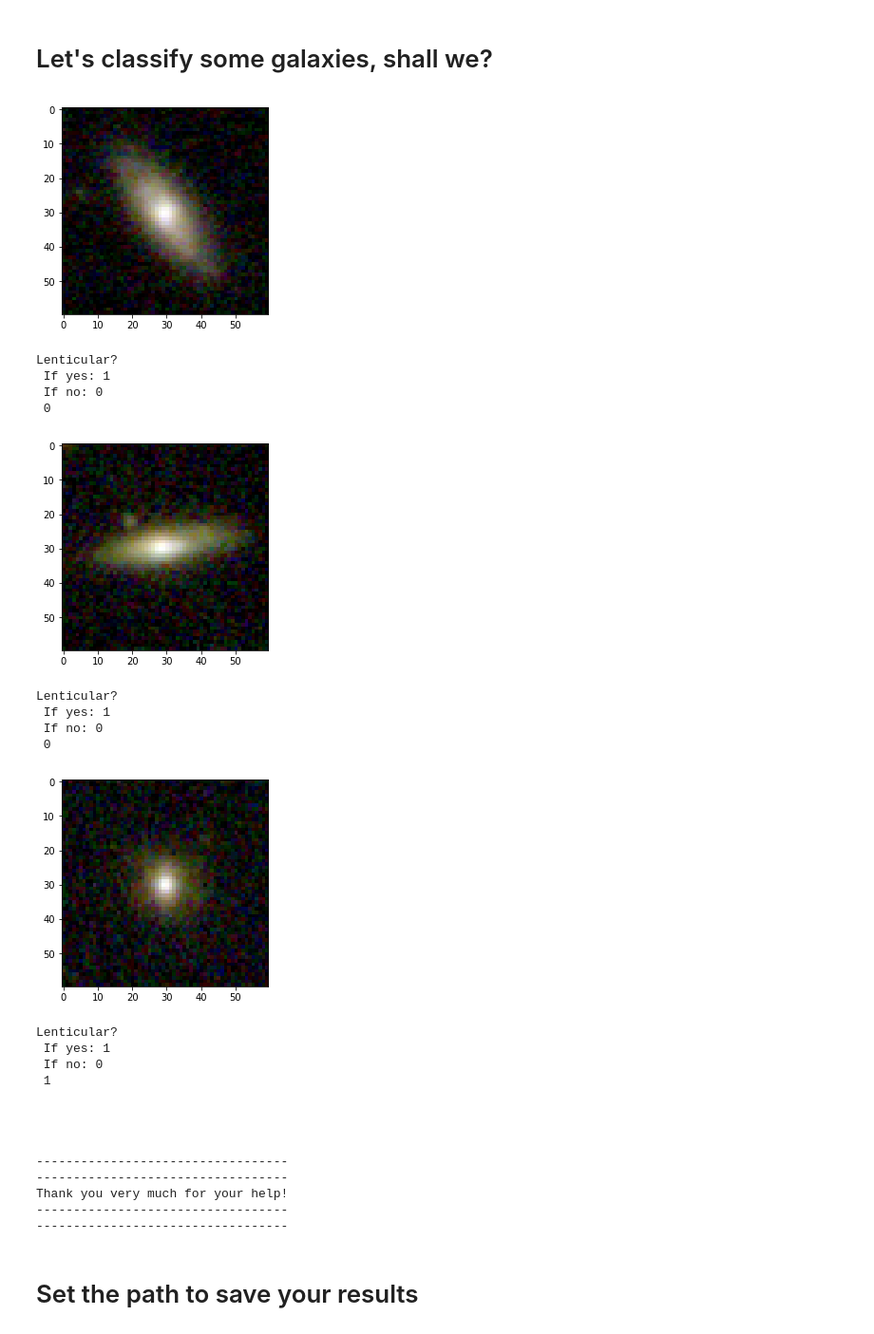
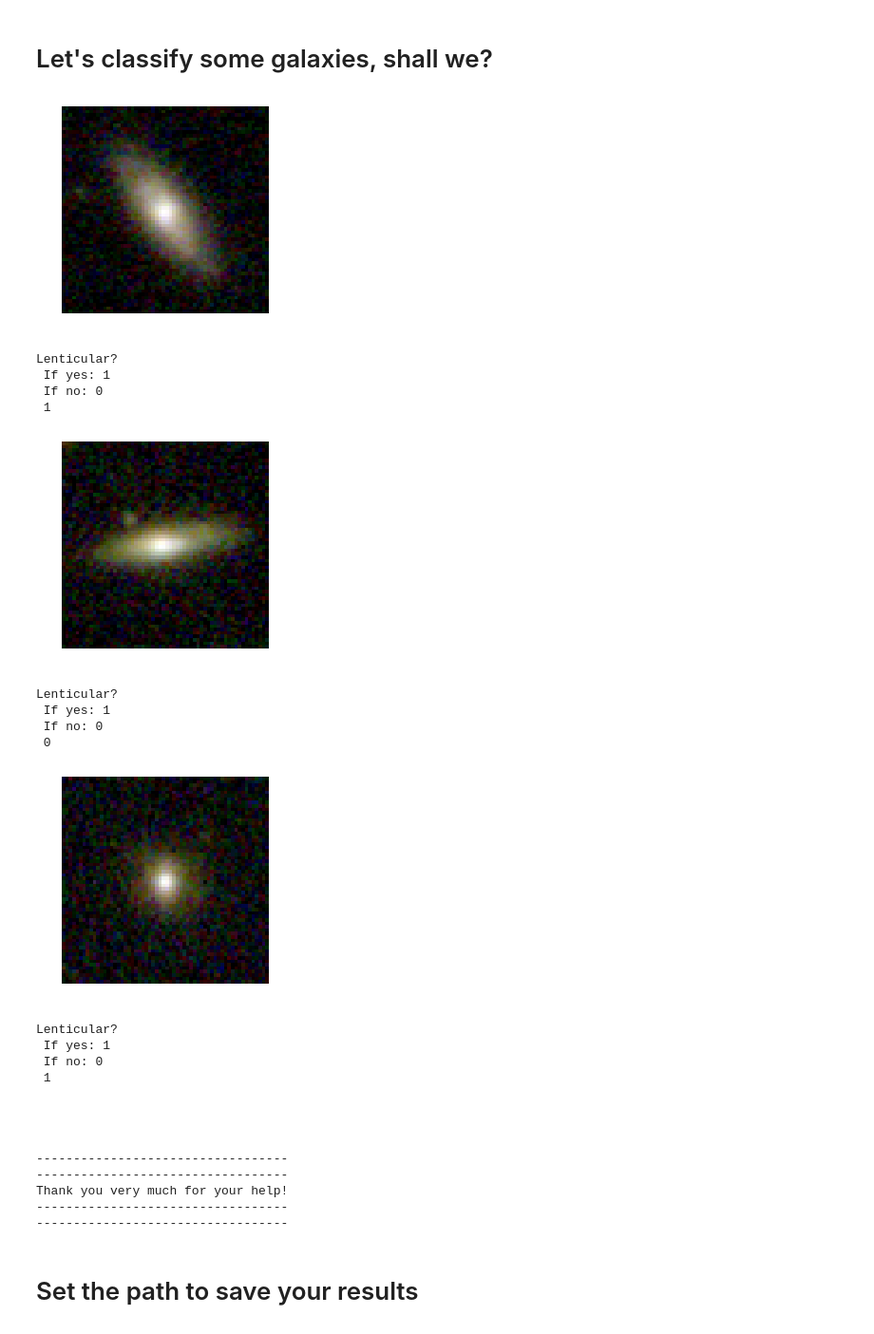
Before and after one commit to mlldantas/Miscelanea, a Jupyter notebook: PopEst/Ju/MorphClass.ipynb, the cells around one changed output. Shown at 95% size. Cells and saved outputs as stored; diff of their text form; code cells hidden in the pictures.

```diff
--- a/PopEst/Ju/MorphClass.ipynb
+++ b/PopEst/Ju/MorphClass.ipynb
@@ -39,45 +39,46 @@ output = []
 for i in range(objects.size):
     img=mpimg.imread(os.path.join(figs_path, objects[i]))
     imgplot = plt.imshow(img)
+    plt.axis('off')
     plt.show()
     answer = int(input('Lenticular? \n If yes: 1 \n If no: 0 \n '))
     if answer==0 or answer==1:
         output.append(objects[i])
         output.append(answer)
     else:
         print("Invalid Answer!! Please try again:")
         alternative = int(input('Lenticular? \n If yes: 1 \n If no: 0 \n '))
         output.append(alternative)
         if alternative!=0 or alternative!=1:
             print("LAST CHANCE! DO NOT MAKE A MISTAKE NOW!")
             alt = int(input("ATTENTION: \n YES=1 NO=2 \n Please type the correct answer: \n"))
             output.append(alt)
             if alt!=0 or alt!=1 :
                 print("Wrong answer. Please try again later.")
                 output.append('NAN')
             else:
                 continue
         else:
             continue
 output = np.array(output)
 print("\n \n \n")
 print("----------------------------------")
 print("----------------------------------")
 print("Thank you very much for your help!")
 print("----------------------------------")
 print("----------------------------------")
 # %% [output]
-[figure, old version]
+[figure, new version]
 Lenticular?
  If yes: 1
  If no: 0
- 0
+ 1
-[figure, old version]
+[figure, new version]
 Lenticular?
  If yes: 1
  If no: 0
  0
-[figure, old version]
+[figure, new version]
 Lenticular?
  If yes: 1
  If no: 0
```
Also changed, not shown: parts of 1 cell of this notebook, 4 other files.
